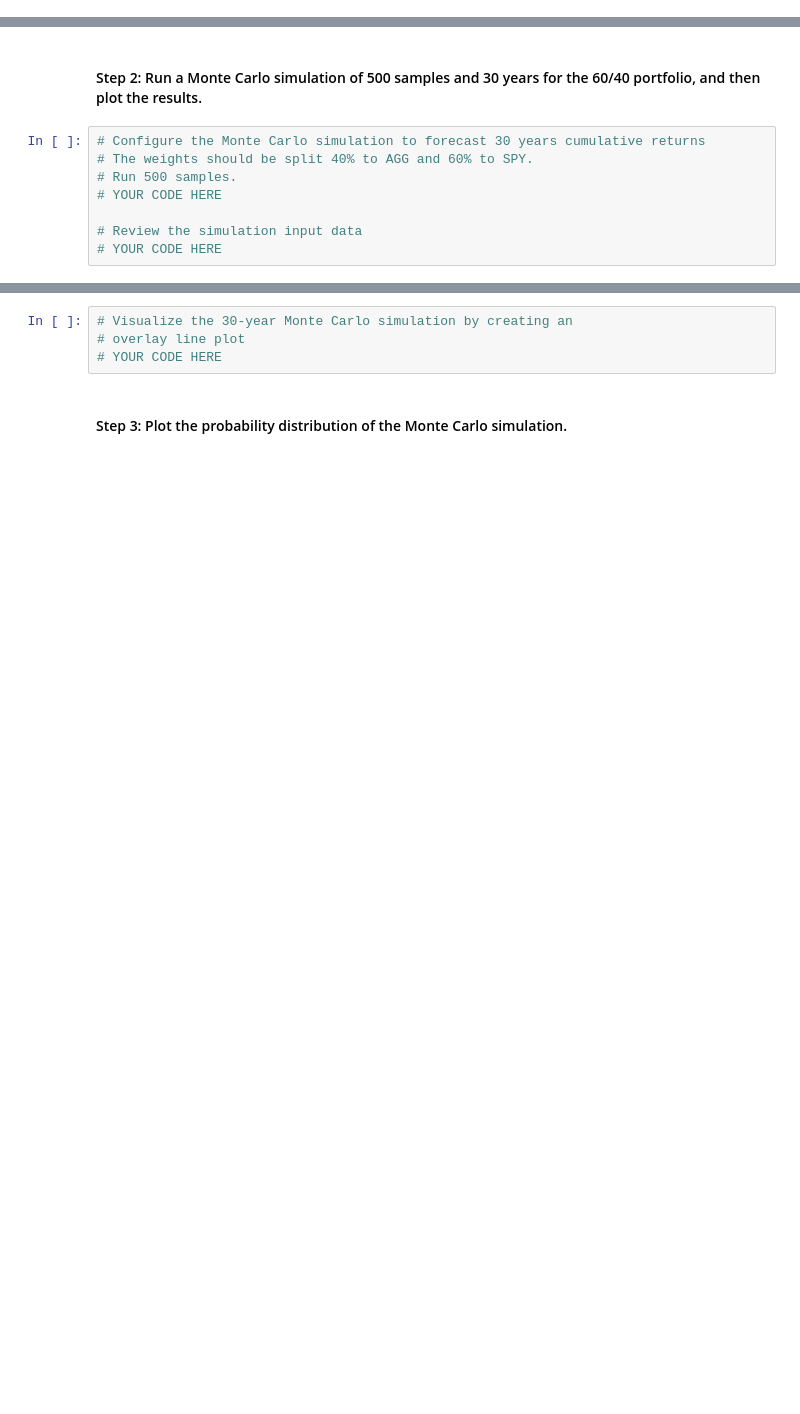
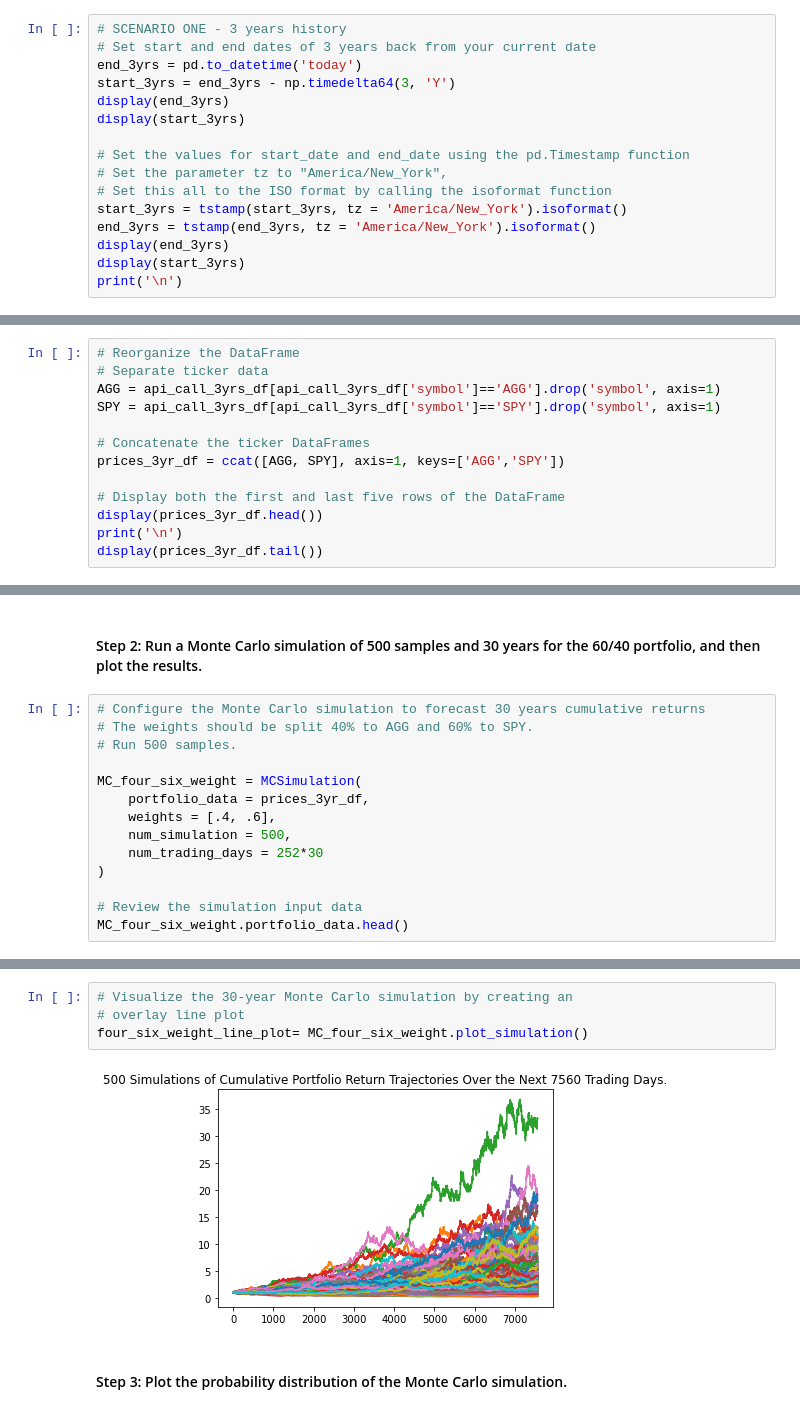
Before and after one commit to Billie-LS/Emergency_and_Retirement_Financial_Planner, a Jupyter notebook: financial_planning_tools.ipynb, the cells around one changed output, grey strips where cells are left out. Saved outputs shown, nothing was run; the diff lists cells and outputs as text; blank space fills up the shorter version.

```diff
--- a/financial_planning_tools.ipynb
+++ b/financial_planning_tools.ipynb
@@ -446,0 +503,16 @@ In this section, you’ll use the MCForecastTools library to create a Monte Carl
+# %%
+# SCENARIO ONE - 3 years history
+# Set start and end dates of 3 years back from your current date
+end_3yrs = pd.to_datetime('today')
+start_3yrs = end_3yrs - np.timedelta64(3, 'Y')
+display(end_3yrs)
+display(start_3yrs)
+
+# Set the values for start_date and end_date using the pd.Timestamp function
+# Set the parameter tz to "America/New_York",
+# Set this all to the ISO format by calling the isoformat function
+start_3yrs = tstamp(start_3yrs, tz = 'America/New_York').isoformat()
+end_3yrs = tstamp(end_3yrs, tz = 'America/New_York').isoformat()
+display(end_3yrs)
+display(start_3yrs)
+print('\n')
@@ -463,0 +561,13 @@ In this section, you’ll use the MCForecastTools library to create a Monte Carl
+# %%
+# Reorganize the DataFrame
+# Separate ticker data
+AGG = api_call_3yrs_df[api_call_3yrs_df['symbol']=='AGG'].drop('symbol', axis=1)
+SPY = api_call_3yrs_df[api_call_3yrs_df['symbol']=='SPY'].drop('symbol', axis=1)
+
+# Concatenate the ticker DataFrames
+prices_3yr_df = ccat([AGG, SPY], axis=1, keys=['AGG','SPY'])
+
+# Display both the first and last five rows of the DataFrame
+display(prices_3yr_df.head())
+print('\n')
+display(prices_3yr_df.tail())
@@ -467,7 +594,13 @@ In this section, you’ll use the MCForecastTools library to create a Monte Carl
 # Configure the Monte Carlo simulation to forecast 30 years cumulative returns
 # The weights should be split 40% to AGG and 60% to SPY.
 # Run 500 samples.
-# YOUR CODE HERE
+
+MC_four_six_weight = MCSimulation(
+    portfolio_data = prices_3yr_df,
+    weights = [.4, .6],
+    num_simulation = 500,
+    num_trading_days = 252*30
+)
 
 # Review the simulation input data
-# YOUR CODE HERE
+MC_four_six_weight.portfolio_data.head()
@@ -477,7 +651,9 @@ In this section, you’ll use the MCForecastTools library to create a Monte Carl
 # %%
 # Visualize the 30-year Monte Carlo simulation by creating an
 # overlay line plot
-# YOUR CODE HERE
+four_six_weight_line_plot= MC_four_six_weight.plot_simulation()
+# %% [output]
+[figure, added]
 # %% [markdown]
 #### Step 3: Plot the probability distribution of the Monte Carlo simulation.
 # %%
```
Also changed, not shown: parts of 58 cells of this notebook, 1 other file.
